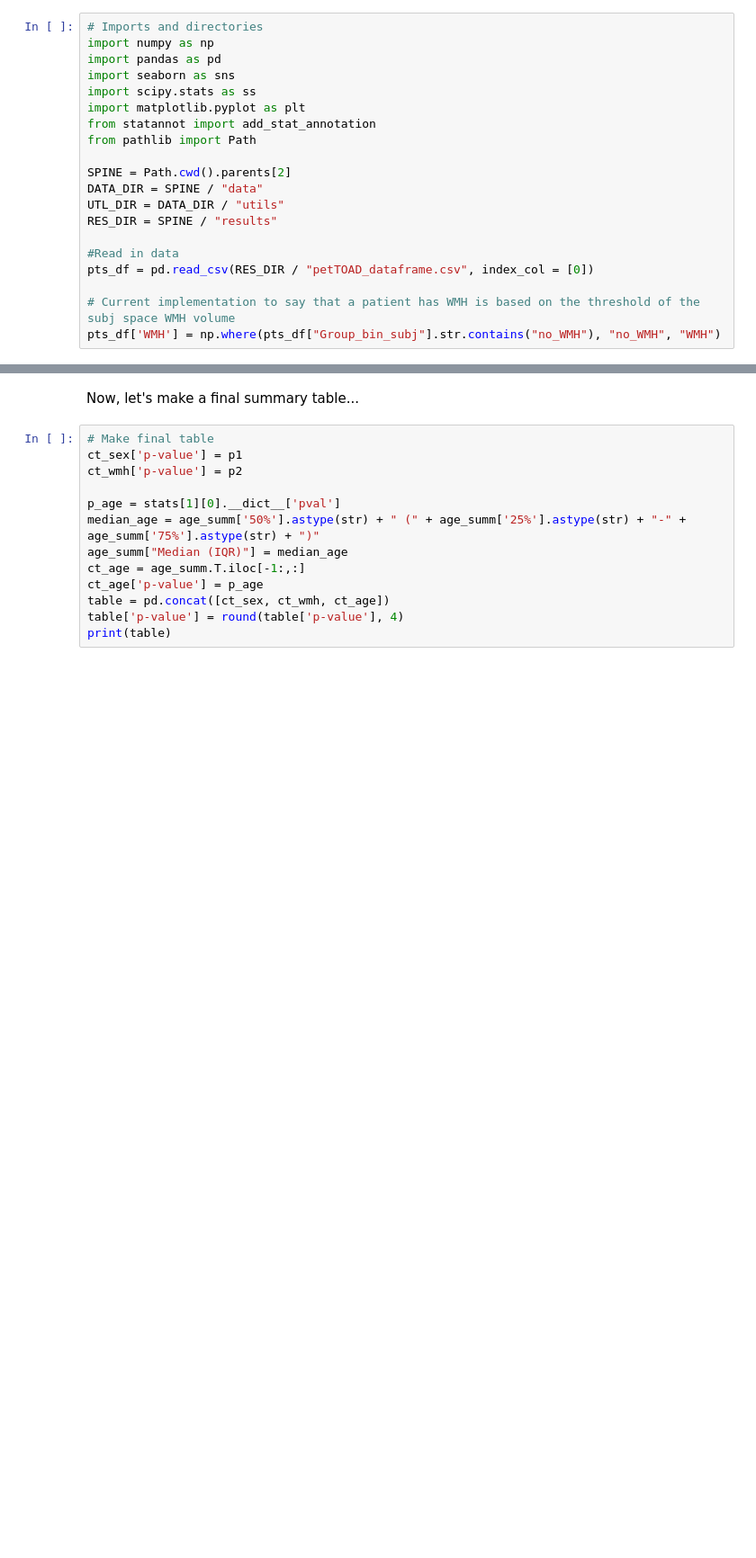
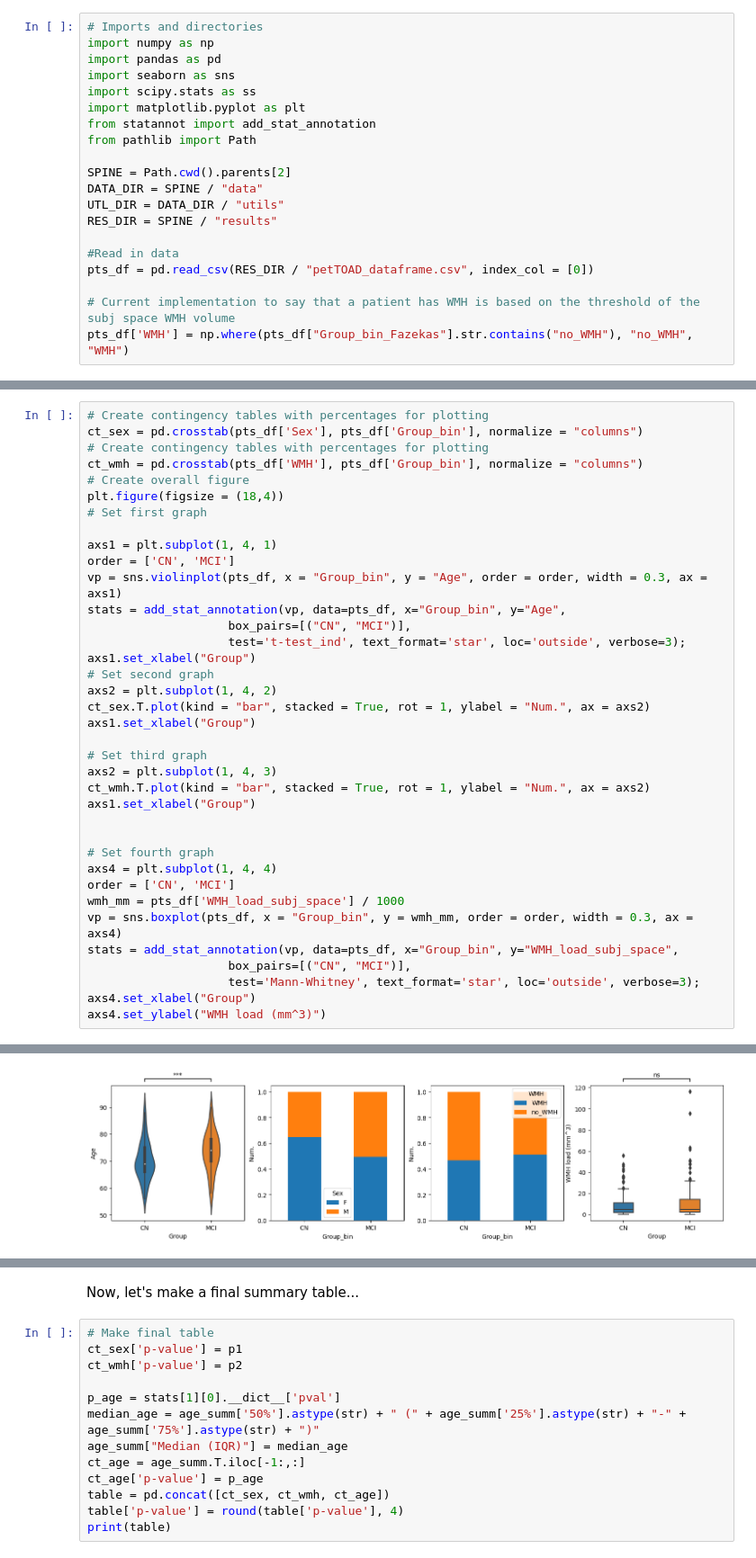
Before and after one commit to dani2442/TMS_in_AD, a Jupyter notebook: 04_analysis/analyse_petTOAD.ipynb, the cells around one changed output, grey strips where cells are left out. Shown: that part at 90% size. Drawn from its saved outputs; the diff is of its cells as text; blank space fills up the shorter version.

```diff
--- a/04_analysis/analyse_petTOAD.ipynb
+++ b/04_analysis/analyse_petTOAD.ipynb
@@ -33,5 +25,5 @@ RES_DIR = SPINE / "results"
 pts_df = pd.read_csv(RES_DIR / "petTOAD_dataframe.csv", index_col = [0])
 
 # Current implementation to say that a patient has WMH is based on the threshold of the subj space WMH volume
-pts_df['WMH'] = np.where(pts_df["Group_bin_subj"].str.contains("no_WMH"), "no_WMH", "WMH")
+pts_df['WMH'] = np.where(pts_df["Group_bin_Fazekas"].str.contains("no_WMH"), "no_WMH", "WMH")
 # %% [markdown]
@@ -70,0 +53,38 @@ Median age for MCI subjects = 73.0 (IQR = 69.0 - 78.0)
+# %%
+# Create contingency tables with percentages for plotting
+ct_sex = pd.crosstab(pts_df['Sex'], pts_df['Group_bin'], normalize = "columns")
+# Create contingency tables with percentages for plotting
+ct_wmh = pd.crosstab(pts_df['WMH'], pts_df['Group_bin'], normalize = "columns")
+# Create overall figure
+plt.figure(figsize = (18,4))
+# Set first graph
+
+axs1 = plt.subplot(1, 4, 1)
+order = ['CN', 'MCI']
+vp = sns.violinplot(pts_df, x = "Group_bin", y = "Age", order = order, width = 0.3, ax = axs1)
+stats = add_stat_annotation(vp, data=pts_df, x="Group_bin", y="Age",
+                    box_pairs=[("CN", "MCI")],
+                    test='t-test_ind', text_format='star', loc='outside', verbose=3);
+axs1.set_xlabel("Group")
+# Set second graph
+axs2 = plt.subplot(1, 4, 2)
+ct_sex.T.plot(kind = "bar", stacked = True, rot = 1, ylabel = "Num.", ax = axs2)
+axs1.set_xlabel("Group")
+
+# Set third graph
+axs2 = plt.subplot(1, 4, 3)
+ct_wmh.T.plot(kind = "bar", stacked = True, rot = 1, ylabel = "Num.", ax = axs2)
+axs1.set_xlabel("Group")
+
+
+# Set fourth graph
+axs4 = plt.subplot(1, 4, 4)
+order = ['CN', 'MCI']
+wmh_mm = pts_df['WMH_load_subj_space'] / 1000
+vp = sns.boxplot(pts_df, x = "Group_bin", y = wmh_mm, order = order, width = 0.3, ax = axs4)
+stats = add_stat_annotation(vp, data=pts_df, x="Group_bin", y="WMH_load_subj_space",
+                    box_pairs=[("CN", "MCI")],
+                    test='Mann-Whitney', text_format='star', loc='outside', verbose=3);
+axs4.set_xlabel("Group")
+axs4.set_ylabel("WMH load (mm^3)")
+# %% [output]
@@ -70,0 +108 @@ Median age for MCI subjects = 73.0 (IQR = 69.0 - 78.0)
+[figure, added]
```
Also changed, not shown: parts of 18 cells of this notebook, 12 other files.
